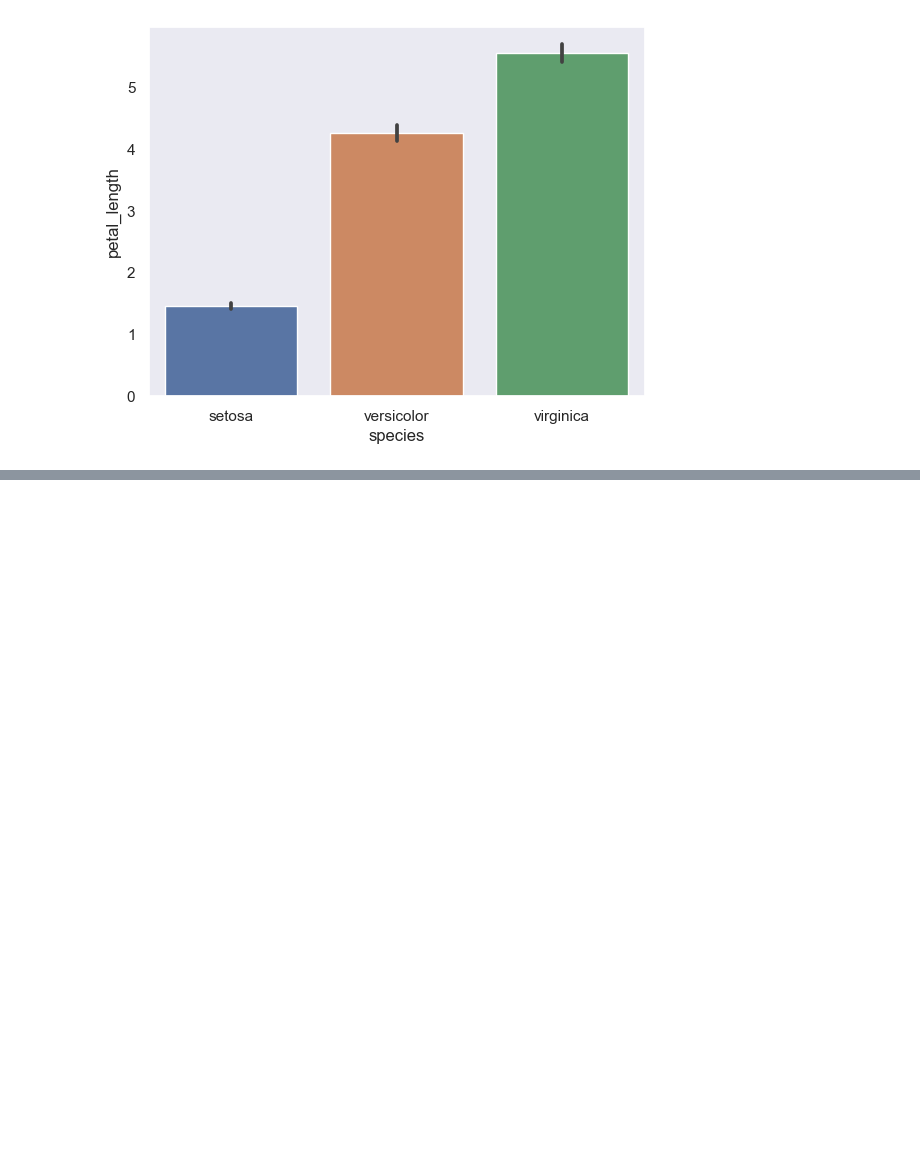
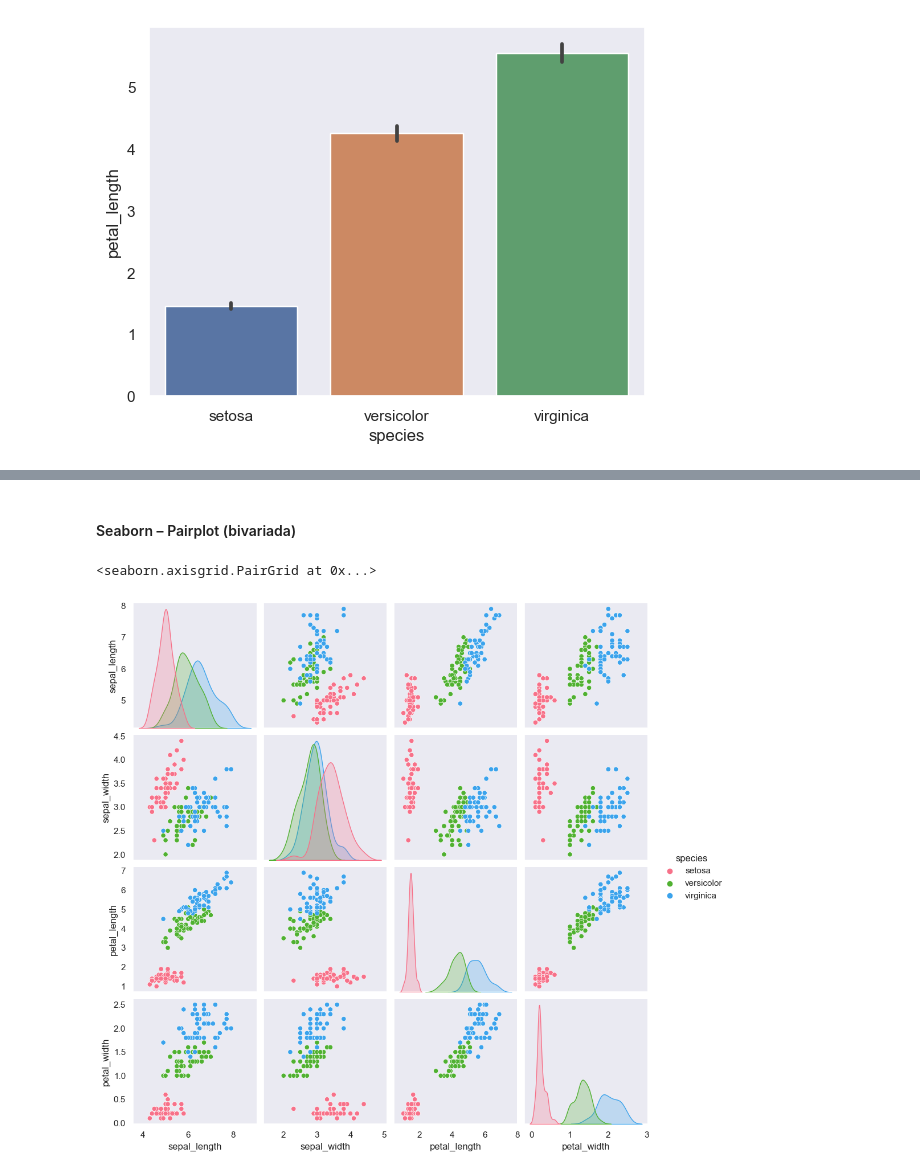
Before and after one commit to RafaelNeryy/Fundamentos_BigData_SENAI_Python, a Jupyter notebook: Aula 11 - Visualização de Dados.ipynb, the cells around one changed output, grey strips where cells are left out. Drawn from its saved outputs; the diff is of its cells as text; code cells hidden in the pictures; blank space fills up the shorter version.

```diff
--- a/Aula 11 - Visualização de Dados.ipynb
+++ b/Aula 11 - Visualização de Dados.ipynb
@@ -276,0 +324,14 @@ sns.barplot(x='species',y='petal_length',data=iris)
+# %% [markdown]
+#### Seaborn – Pairplot (bivariada)
+# %%
+sns.pairplot(
+
+    iris,               # Dataset ou conjunto de dados
+    hue = 'species',    # Legenda
+    diag_kind= 'kde',   # Tipo de gráfico de distribuição
+    kind = 'scatter',   # Tipo de gráfico de correlação
+    palette = 'husl'    # Conjunto de cores
+)
+# %% [output]
+<seaborn.axisgrid.PairGrid at 0x...>
+[figure, added]
```
Also changed, not shown: parts of 5 cells of this notebook, 2 other files.
